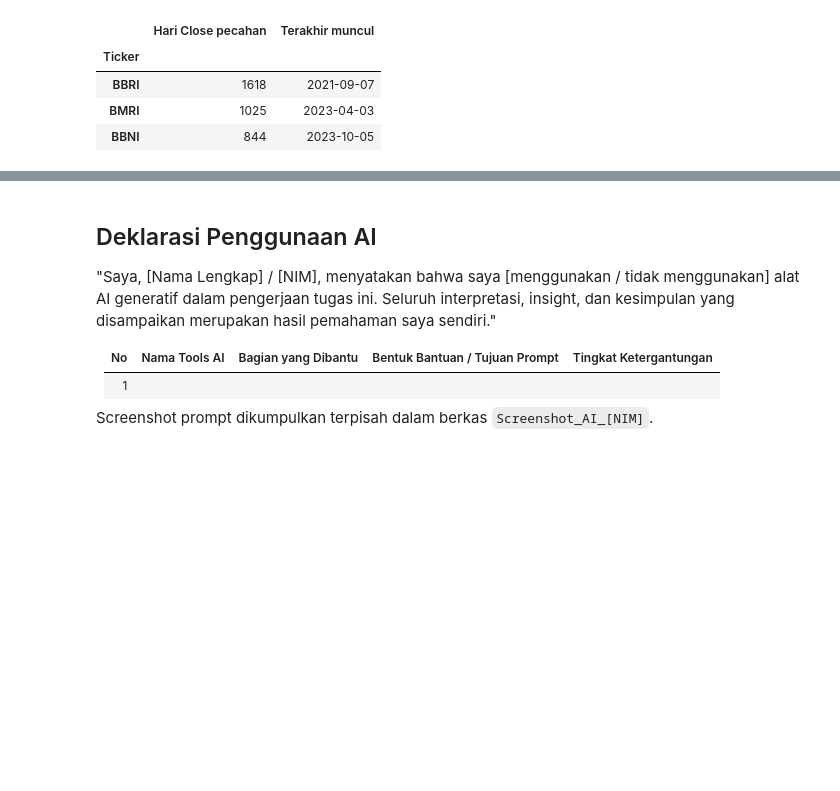
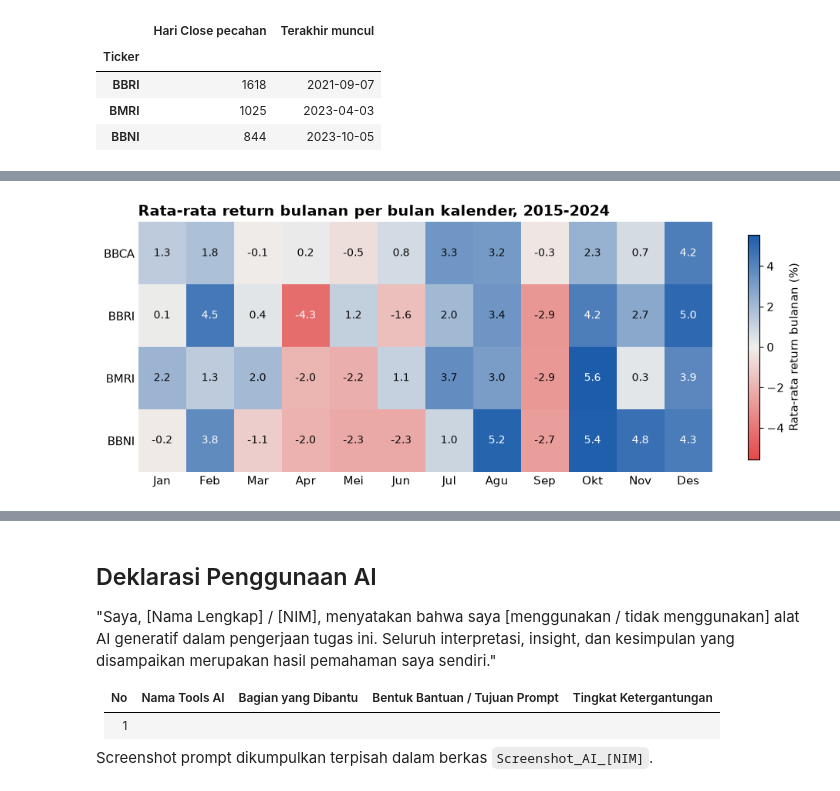
Before and after one commit to aprilianza/Midterm_DataVisualization, a Jupyter notebook: Midterm_Kelompok_X.ipynb, the cells around one changed output, grey strips where cells are left out. Saved outputs shown, nothing was run; the diff lists cells and outputs as text; code cells hidden in the pictures; blank space fills up the shorter version.

```diff
--- a/Midterm_Kelompok_X.ipynb
+++ b/Midterm_Kelompok_X.ipynb
@@ -255,0 +555,12 @@ pecahan.groupby('Ticker', sort=False)['Date'].agg(['size', 'max']).rename(
+# %%
+from matplotlib.colors import LinearSegmentedColormap, TwoSlopeNorm
+
+# return bulanan (%): harga akhir bulan dibanding akhir bulan sebelumnya
+c_return = adj_wide.resample('ME').last().pct_change() * 100
+# Des 2014 tidak punya bulan pembanding, Des 2024 hanya berisi 2 hari bursa
+c_return = c_return.loc['2015-01':'2024-11']
+
+# baris = bank, kolom = bulan kalender
+c_bulan = c_return.index.month
+c_rata = c_return.groupby(c_bulan).mean().T
+c_rata.round(1)
@@ -255,0 +574,29 @@ pecahan.groupby('Ticker', sort=False)['Date'].agg(['size', 'max']).rename(
+# %%
+BULAN = ['Jan', 'Feb', 'Mar', 'Apr', 'Mei', 'Jun', 'Jul', 'Agu', 'Sep', 'Okt', 'Nov', 'Des']
+# merah = turun, abu-abu terang = 0, biru = naik
+c_cmap = LinearSegmentedColormap.from_list('c_merah_biru', ['#e34948', '#f0efec', '#1c5cab'])
+c_batas = np.abs(c_rata.values).max()
+c_norm = TwoSlopeNorm(vcenter=0, vmin=-c_batas, vmax=c_batas)
+
+fig, ax = plt.subplots(figsize=(12, 4.2))
+im = ax.imshow(c_rata.values, cmap=c_cmap, norm=c_norm, aspect='auto')
+ax.set_xticks(range(12), BULAN)
+ax.set_yticks(range(len(TICKERS)), c_rata.index)
+ax.tick_params(length=0)
+ax.grid(False)
+for s in ax.spines.values():
+    s.set_visible(False)
+
+# tulis nilai rata-rata return di tiap kotak
+for i in range(c_rata.shape[0]):
+    for j in range(c_rata.shape[1]):
+        v = c_rata.iat[i, j]
+        warna_teks = 'white' if abs(c_norm(v) - 0.5) > 0.33 else '#0b0b0b'
+        ax.text(j, i, f'{v:.1f}', ha='center', va='center', fontsize=10, color=warna_teks)
+
+fig.colorbar(im, ax=ax, shrink=0.9, label='Rata-rata return bulanan (%)')
+ax.set_title('Rata-rata return bulanan per bulan kalender, 2015-2024')
+simpan_fig(fig, '04_seasonal_heatmap')
+plt.show()
+# %% [output]
+[figure, added]
```
Also changed, not shown: parts of 41 cells of this notebook, 10 other files.
